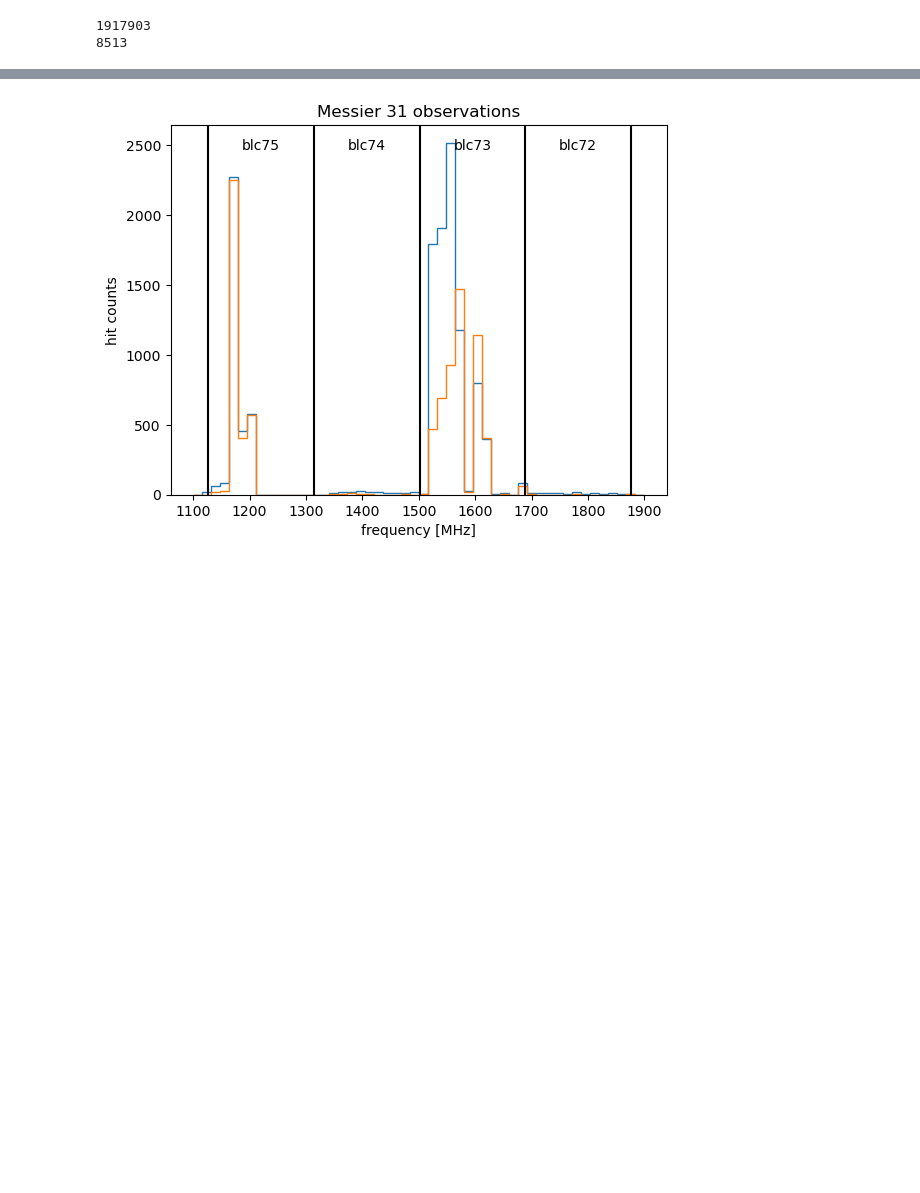
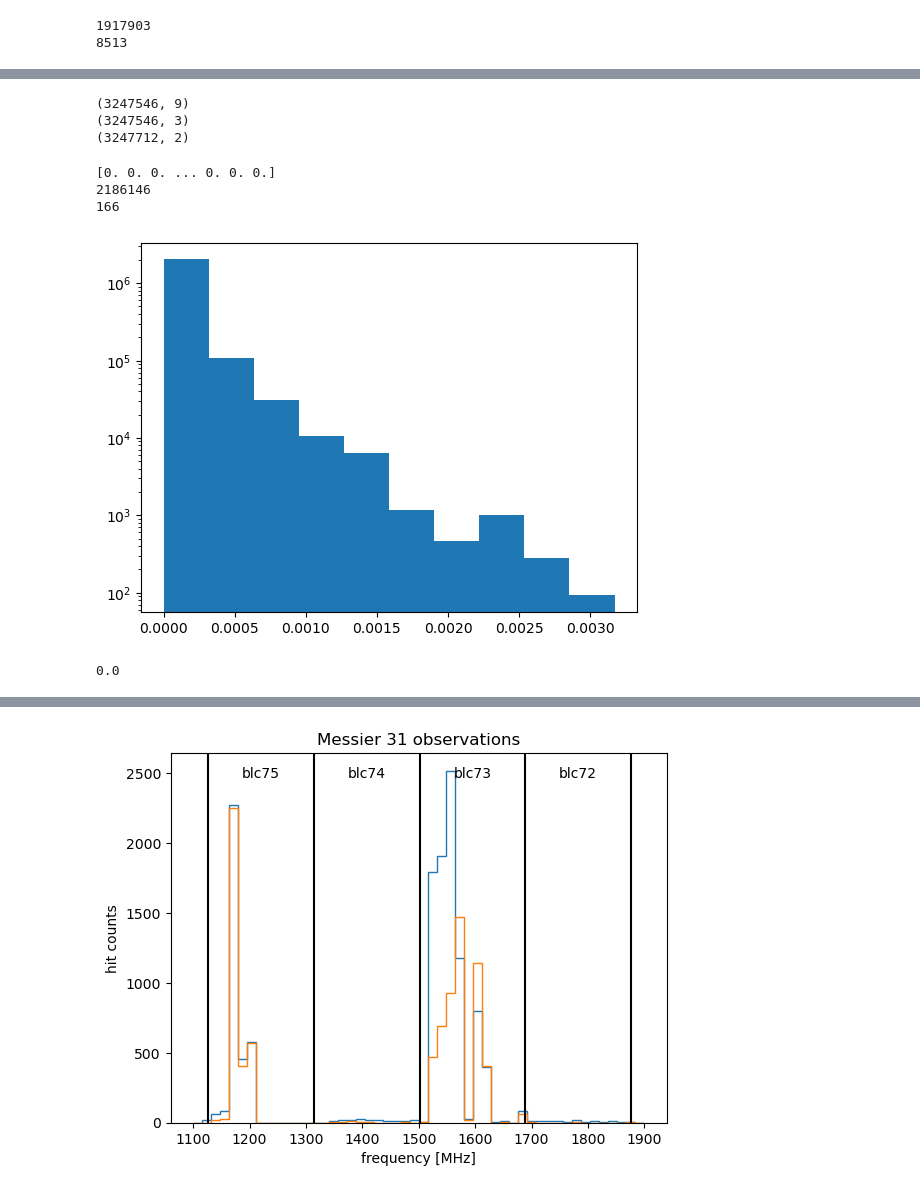
Before and after one commit to bjacobell/gbt-hdbscan, a Jupyter notebook: batch_hdbscan_iterative.ipynb, the cells around one changed output, grey strips where cells are left out. Cells and saved outputs as stored; diff of their text form; code cells hidden in the pictures; blank space fills up the shorter version.

```diff
--- a/batch_hdbscan_iterative.ipynb
+++ b/batch_hdbscan_iterative.ipynb
@@ -107,0 +137,70 @@ print(counter)
+# %%
+batch_1_params = np.load('/datax/scratch/benjb/C23_L_batch_1_params.npy', allow_pickle=True)
+batch_2_params = np.load('/datax/scratch/benjb/C23_L_batch_2_params.npy', allow_pickle=True)
+batch_3_params = np.load('/datax/scratch/benjb/C23_L_batch_3_params.npy', allow_pickle=True)
+batch_4_params = np.load('/datax/scratch/benjb/C23_L_batch_4_params.npy', allow_pickle=True)
+batch_5_params = np.load('/datax/scratch/benjb/C23_L_batch_5_params.npy', allow_pickle=True)
+batch_6_params = np.load('/datax/scratch/benjb/C23_L_batch_6_params.npy', allow_pickle=True)
+all_batch_params = np.concatenate(np.concatenate([batch_1_params,
+                                batch_2_params,
+                                batch_3_params,
+                                batch_4_params,
+                                batch_5_params,
+                                batch_6_params]))
+print(all_batch_params.shape)
+
+batch_1_triad = np.load('/datax/scratch/benjb/batch_1_triad.npy', allow_pickle=True)
+batch_2_triad = np.load('/datax/scratch/benjb/batch_2_triad.npy', allow_pickle=True)
+batch_3_triad = np.load('/datax/scratch/benjb/batch_3_triad.npy', allow_pickle=True)
+batch_4_triad = np.load('/datax/scratch/benjb/batch_4_triad.npy', allow_pickle=True)
+batch_5_triad = np.load('/datax/scratch/benjb/batch_5_triad.npy', allow_pickle=True)
+batch_6_triad = np.load('/datax/scratch/benjb/batch_6_triad.npy', allow_pickle=True)
+all_batch_triad = np.concatenate([batch_1_triad,
+                                batch_2_triad,
+                                batch_3_triad,
+                                batch_4_triad,
+                                batch_5_triad,
+                                batch_6_triad])
+print(all_batch_triad.shape)
+
+batch_1_sigbws = np.load('/datax/scratch/benjb/batch_1_sigbws.npy', allow_pickle=True)
+batch_2_sigbws = np.load('/datax/scratch/benjb/batch_2_sigbws.npy', allow_pickle=True)
+batch_3_sigbws = np.load('/datax/scratch/benjb/batch_3_sigbws.npy', allow_pickle=True)
+batch_4_sigbws = np.load('/datax/scratch/benjb/batch_4_sigbws.npy', allow_pickle=True)
+batch_5_sigbws = np.load('/datax/scratch/benjb/batch_5_sigbws.npy', allow_pickle=True)
+batch_6_sigbws = np.load('/datax/scratch/benjb/batch_6_sigbws.npy', allow_pickle=True)
+all_batch_sigbws = np.concatenate([
+    batch_1_sigbws,
+    batch_2_sigbws,
+    batch_3_sigbws,
+    batch_4_sigbws,
+    batch_5_sigbws,
+    batch_6_sigbws
+])
+print(all_batch_sigbws.shape)
+# %% [output]
+(3247546, 9)
+(3247546, 3)
+(3247712, 2)
+# %%
+sbws = all_batch_sigbws[np.where(
+    (all_batch_sigbws[:,0] > 1100.0) & (all_batch_sigbws[:,0] < 1200) |
+    (all_batch_sigbws[:,0] > 1340) & (all_batch_sigbws[:,0] < 1900)
+)]
+fpa = np.load('/datax/scratch/benjb/C23_L_full_param_array.npy', allow_pickle=True)
+ufpa = np.unique(fpa, axis=0)
+print(ufpa[:,0]-u[:,0])
+print(len(sbws))
+print(712-546)
+plt.hist(fpa[:,11])
+plt.yscale('log')
+plt.show()
+# %% [output]
+[0. 0. 0. ... 0. 0. 0.]
+2186146
+166
+[figure, added]
+# %%
+np.max(ufpa[:,0]-u[:,0])
+# %% [output]
+0.0
```
Also changed, not shown: parts of 36 cells of this notebook, 15 other files.
